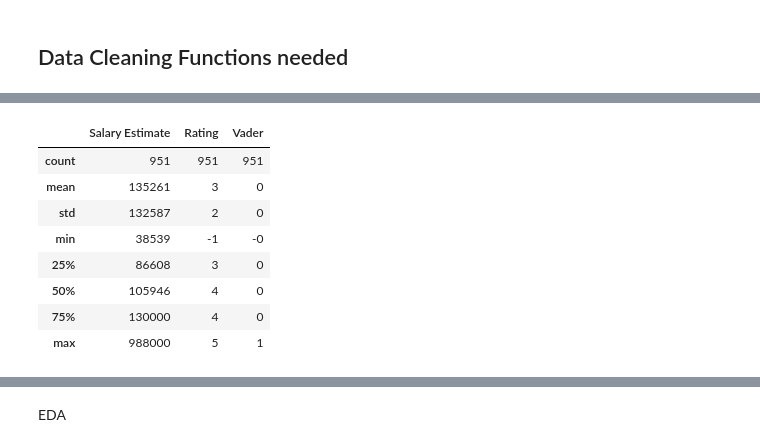
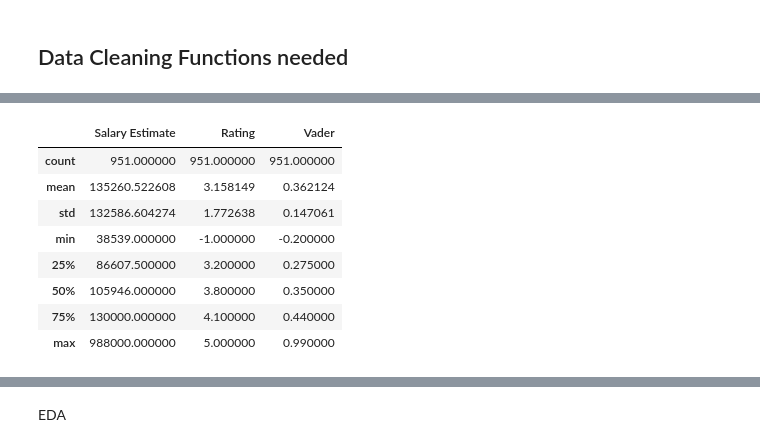
Before and after one commit to wangyf99/GlassDoor_Salary_Prediction, a Jupyter notebook: GlassDoor_Salary.ipynb, the cells around one changed output, grey strips where cells are left out. Cells and saved outputs as stored; diff of their text form; code cells hidden in the pictures.

```diff
--- a/GlassDoor_Salary.ipynb
+++ b/GlassDoor_Salary.ipynb
@@ -1156,7 +840,6 @@ def clean_data(df):
 
     #Adding the compund result of the Vader sentiment analysis
 
-    for index, row in df.iterrows():
-        df.loc[index, 'Vader'] = vader_analysis(row['Job Description'])
+    df['Vader']=df['Job Description'].apply(vader_analysis)
 
     return df
@@ -1218,16 +873,16 @@ memory usage: 111.4+ KB
 # %%
-pd.options.display.float_format = '{:.0f}'.format
+#pd.options.display.float_format = '{:.0f}'.format
 df.describe()
 # %% [output]
 |  | Salary Estimate | Rating | Vader |
-| count | 951 | 951 | 951 |
-| mean | 135261 | 3 | 0 |
-| std | 132587 | 2 | 0 |
-| min | 38539 | -1 | -0 |
-| 25% | 86608 | 3 | 0 |
-| 50% | 105946 | 4 | 0 |
-| 75% | 130000 | 4 | 0 |
-| max | 988000 | 5 | 1 |
+| count | 951.000000 | 951.000000 | 951.000000 |
+| mean | 135260.522608 | 3.158149 | 0.362124 |
+| std | 132586.604274 | 1.772638 | 0.147061 |
+| min | 38539.000000 | -1.000000 | -0.200000 |
+| 25% | 86607.500000 | 3.200000 | 0.275000 |
+| 50% | 105946.000000 | 3.800000 | 0.350000 |
+| 75% | 130000.000000 | 4.100000 | 0.440000 |
+| max | 988000.000000 | 5.000000 | 0.990000 |
 # %%
 df.head()
 # %% [output]
```
Also changed, not shown: parts of 74 cells of this notebook.
